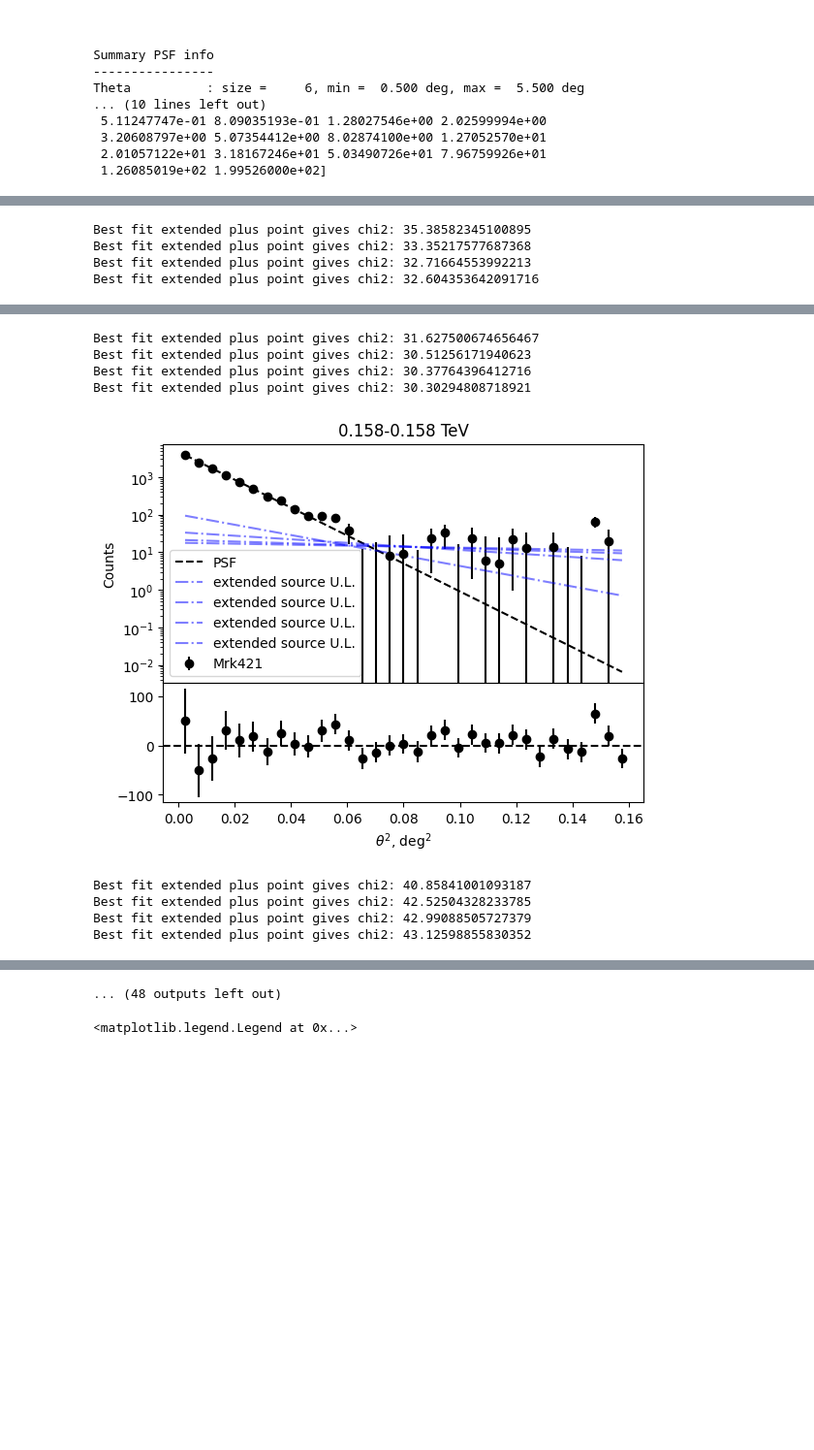
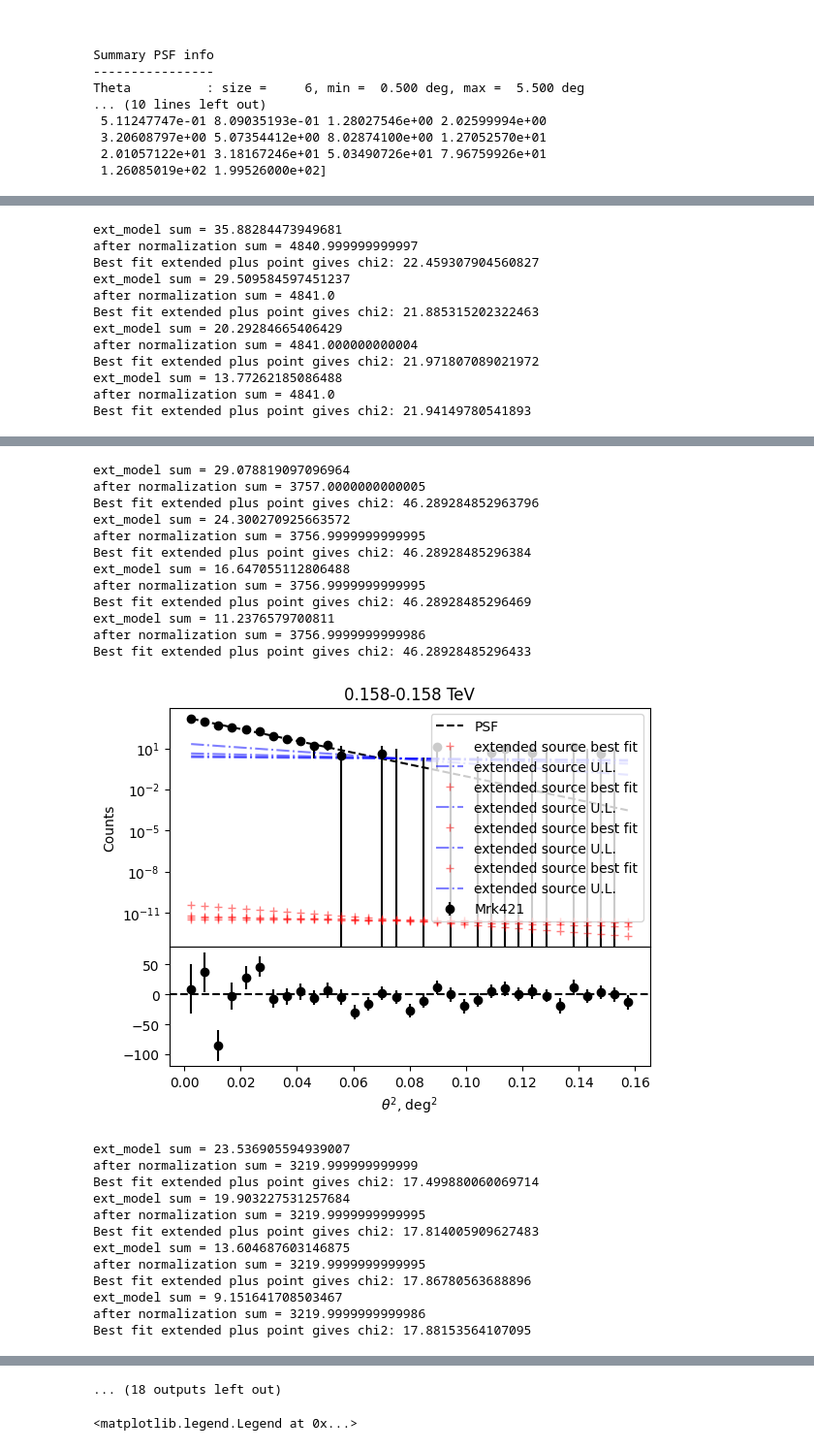
Before and after one commit to Nico812/CTAO-1DC-Blazars-analysis-TP5, a Jupyter notebook: EXT_UP_LIM.ipynb, the cells around one changed output, grey strips where cells are left out. Shown at 97% size. Saved outputs shown, nothing was run; the diff lists cells and outputs as text; code cells hidden in the pictures; blank space fills up the shorter version.

```diff
--- a/EXT_UP_LIM.ipynb
+++ b/EXT_UP_LIM.ipynb
@@ -219,6 +219,9 @@ def calculate_UL(cts, cts_err, psf_hbu):
         psf_component_err *= adjust
         chi2_noext = np.sum(((ct - psf_component)**2 / (ct_err**2 + psf_component_err**2)))
 
+        psf_component_noext_best = psf_component
+        psf_component_err_noext_best = psf_component_err
+
         fig, axs = plt.subplots(2, 1, sharex=True, gridspec_kw={'height_ratios': [2, 1]})
         fig.subplots_adjust(hspace=0)
         axs[0].errorbar(th2,ct,ct_err,linestyle='none',marker='o',label=name,color='black')
@@ -232,6 +235,8 @@ def calculate_UL(cts, cts_err, psf_hbu):
         # With this you found norm_ext such that the fit breaks. Lets call this norm_ext_br
         # Then the upper limit to the detectable ext. emission should be given by an extended emission of the form of: norm_ext_br*gauss(sigma_ext).
         for k, sigma_ext in enumerate(sigmas_ext):
+            psf_component = psf_component_noext_best
+            psf_component_err = psf_component_err_noext_best
             def ext_model(th2):
                 sigma1_conv = np.sqrt(sigma_1**2 + sigma_ext**2)
                 sigma2_conv = np.sqrt(sigma_2**2 + sigma_ext**2)
@@ -245,7 +250,9 @@ def calculate_UL(cts, cts_err, psf_hbu):
                 return gauss1_conv + gauss2_conv + gauss3_conv
 
             ct_ext = ext_model(th2)
+            print(f"ext_model sum = {sum(ct_ext)}")
             ct_ext = sum(ct)*ct_ext/sum(ct_ext)
+            print(f"after normalization sum = {sum(ct_ext)}")
             ct_ext_plus_src = ct_ext+psf_component
             chi2_ext = np.sum(((ct - ct_ext_plus_src)**2 / (ct_err**2 + psf_component_err**2)))
 
@@ -287,6 +294,7 @@ def calculate_UL(cts, cts_err, psf_hbu):
             chi2_ext_best = chi2_ext
             ct_ext_best = ct_ext
             print(f"Best fit extended plus point gives chi2: {chi2_ext}")
+            axs[0].plot(th2,ct_ext,color='red',alpha=0.5,marker='+', linestyle="none",label='extended source best fit')
 
             # Upper limits
             # We fix the extended normalization and keep the other parameters free. delta dof = 1.
@@ -328,6 +336,6 @@ def calculate_UL(cts, cts_err, psf_hbu):
         plt.show()
     return flux_ratios
 # %%
-flux_ratios_40deg = calculate_UL(cts_40deg, cts_err_40deg, psf_hbu_40deg)
+#flux_ratios_40deg = calculate_UL(cts_40deg, cts_err_40deg, psf_hbu_40deg)
 flux_ratios_20deg = calculate_UL(cts_20deg, cts_err_20deg, psf_hbu_20deg)
 # %% [output]
@@ -339,4 +355,12 @@ Best fit extended plus point gives chi2: 30.34785321474402
-Best fit extended plus point gives chi2: 35.38582345100895
-Best fit extended plus point gives chi2: 33.35217577687368
-Best fit extended plus point gives chi2: 32.71664553992213
-Best fit extended plus point gives chi2: 32.604353642091716
+ext_model sum = 35.88284473949681
+after normalization sum = 4840.999999999997
+Best fit extended plus point gives chi2: 22.459307904560827
+ext_model sum = 29.509584597451237
+after normalization sum = 4841.0
+Best fit extended plus point gives chi2: 21.885315202322463
+ext_model sum = 20.29284665406429
+after normalization sum = 4841.000000000004
+Best fit extended plus point gives chi2: 21.971807089021972
+ext_model sum = 13.77262185086488
+after normalization sum = 4841.0
+Best fit extended plus point gives chi2: 21.94149780541893
@@ -344,9 +368,25 @@ Best fit extended plus point gives chi2: 32.604353642091716
-Best fit extended plus point gives chi2: 31.627500674656467
-Best fit extended plus point gives chi2: 30.51256171940623
-Best fit extended plus point gives chi2: 30.37764396412716
-Best fit extended plus point gives chi2: 30.30294808718921
+ext_model sum = 29.078819097096964
+after normalization sum = 3757.0000000000005
+Best fit extended plus point gives chi2: 46.289284852963796
+ext_model sum = 24.300270925663572
+after normalization sum = 3756.9999999999995
+Best fit extended plus point gives chi2: 46.28928485296384
+ext_model sum = 16.647055112806488
+after normalization sum = 3756.9999999999995
+Best fit extended plus point gives chi2: 46.28928485296469
+ext_model sum = 11.2376579700811
+after normalization sum = 3756.9999999999986
+Best fit extended plus point gives chi2: 46.28928485296433
-[figure, old version]
+[figure, new version]
-Best fit extended plus point gives chi2: 40.85841001093187
-Best fit extended plus point gives chi2: 42.52504328233785
-Best fit extended plus point gives chi2: 42.99088505727379
-Best fit extended plus point gives chi2: 43.12598855830352
+ext_model sum = 23.536905594939007
+after normalization sum = 3219.999999999999
+Best fit extended plus point gives chi2: 17.499880060069714
+ext_model sum = 19.903227531257684
+after normalization sum = 3219.9999999999995
+Best fit extended plus point gives chi2: 17.814005909627483
+ext_model sum = 13.604687603146875
+after normalization sum = 3219.9999999999995
+Best fit extended plus point gives chi2: 17.86780563688896
+ext_model sum = 9.151641708503467
+after normalization sum = 3219.9999999999986
+Best fit extended plus point gives chi2: 17.88153564107095
@@ -364,4 +420,4 @@ Best fit extended plus point gives chi2: 23.056783845483505
-... (48 outputs left out)
+... (18 outputs left out)
 # %%
 for i, (flux_ratio_40deg, flux_ratio_20deg) in enumerate(zip(flux_ratios_40deg, flux_ratios_20deg)):
     plt.errorbar(e*(0.95*1.03**i), flux_ratio_40deg,flux_ratio_40deg/3, alpha=0.2+0.2*i, uplims=True, linestyle='none',marker='o', label="40deg - "+str(round(sigmas_ext[i],3))+r'$^\circ$',color='blue')
```
Also changed, not shown: parts of 4 cells of this notebook, 1 other file.
